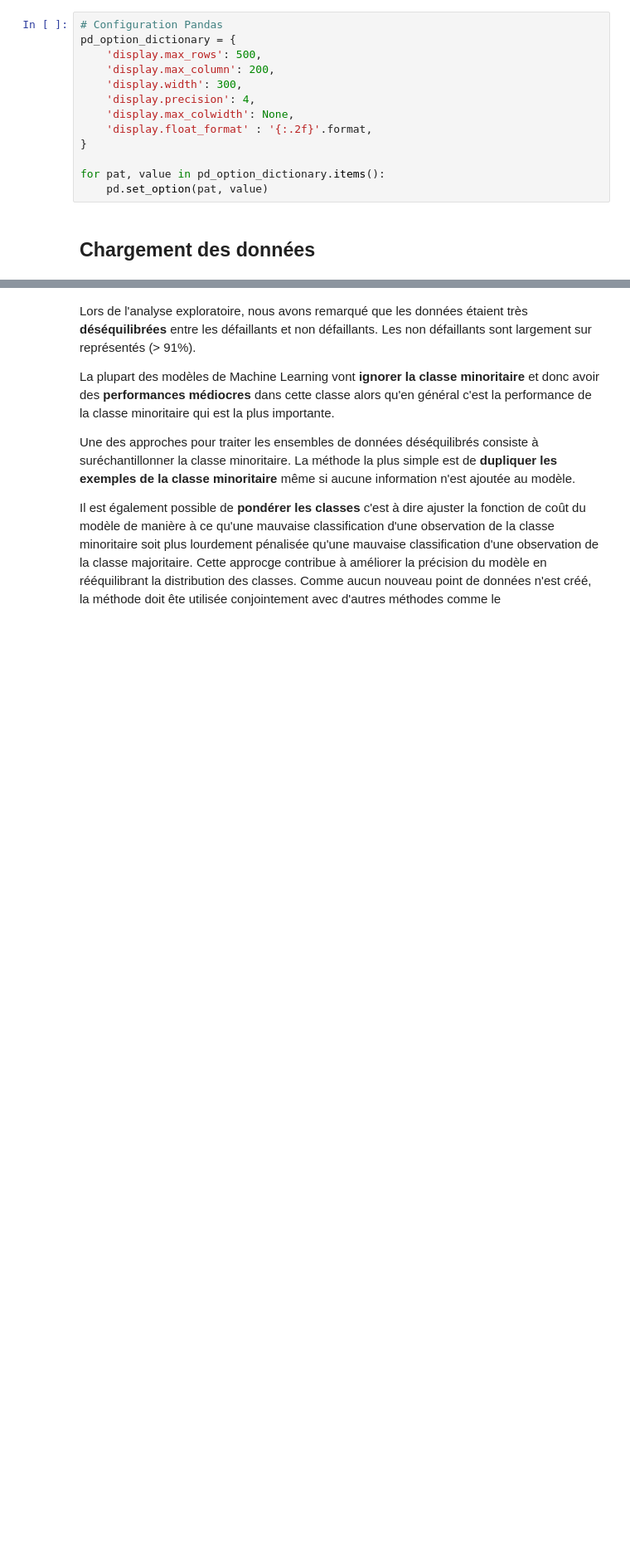
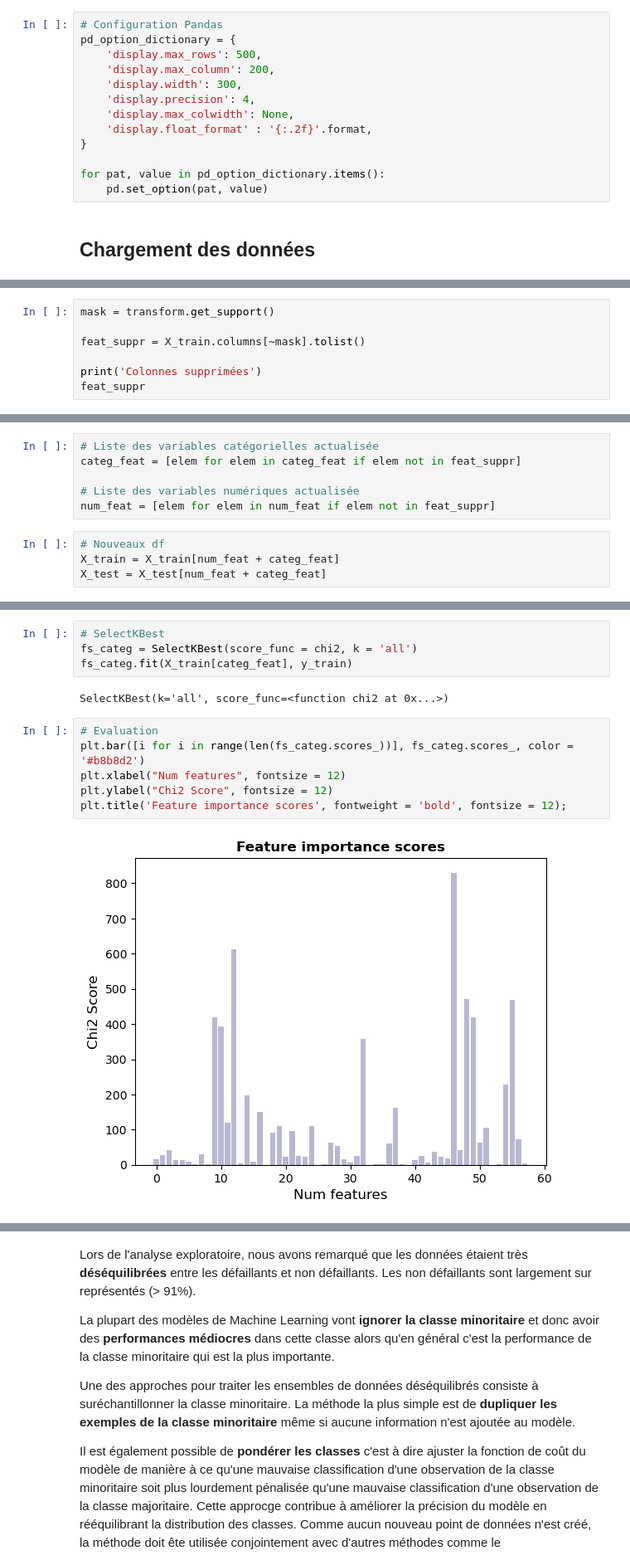
Before and after one commit to Milie-Mimi/OC_DS_Project7_, a Jupyter notebook: GROSCHENE_Emilie_2_model_032023.ipynb, the cells around one changed output, grey strips where cells are left out. Shown at 83% size. Drawn from its saved outputs; the diff is of its cells as text; blank space fills up the shorter version.

```diff
--- a/GROSCHENE_Emilie_2_model_032023.ipynb
+++ b/GROSCHENE_Emilie_2_model_032023.ipynb
@@ -137,0 +244,7 @@ target = df['TARGET']
+# %%
+mask = transform.get_support()
+
+feat_suppr = X_train.columns[~mask].tolist()
+
+print('Colonnes supprimées')
+feat_suppr
@@ -137,0 +254,10 @@ target = df['TARGET']
+# %%
+# Liste des variables catégorielles actualisée
+categ_feat = [elem for elem in categ_feat if elem not in feat_suppr]
+
+# Liste des variables numériques actualisée
+num_feat = [elem for elem in num_feat if elem not in feat_suppr]
+# %%
+# Nouveaux df
+X_train = X_train[num_feat + categ_feat]
+X_test = X_test[num_feat + categ_feat]
@@ -137,0 +278,14 @@ target = df['TARGET']
+# %%
+# SelectKBest
+fs_categ = SelectKBest(score_func = chi2, k = 'all')
+fs_categ.fit(X_train[categ_feat], y_train)
+# %% [output]
+SelectKBest(k='all', score_func=<function chi2 at 0x...>)
+# %%
+# Evaluation
+plt.bar([i for i in range(len(fs_categ.scores_))], fs_categ.scores_, color = '#b8b8d2')
+plt.xlabel("Num features", fontsize = 12)
+plt.ylabel("Chi2 Score", fontsize = 12)
+plt.title('Feature importance scores', fontweight = 'bold', fontsize = 12);
+# %% [output]
+[figure, added]
```
Also changed, not shown: parts of 138 cells of this notebook.
